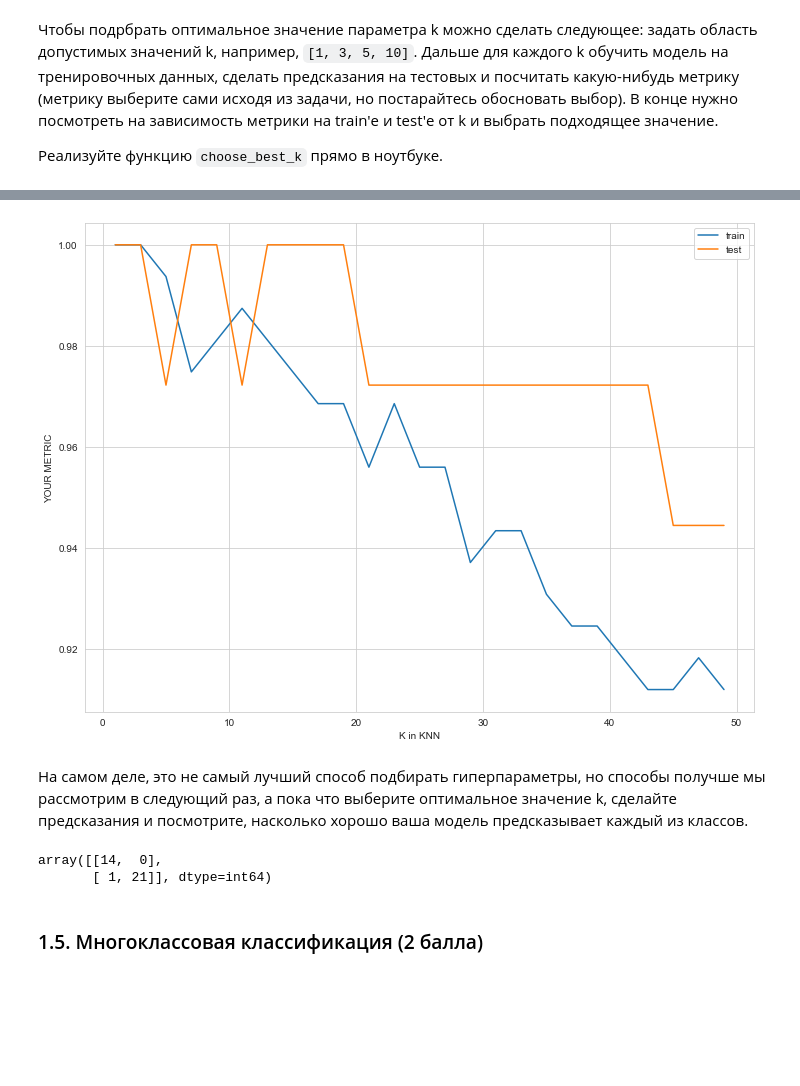
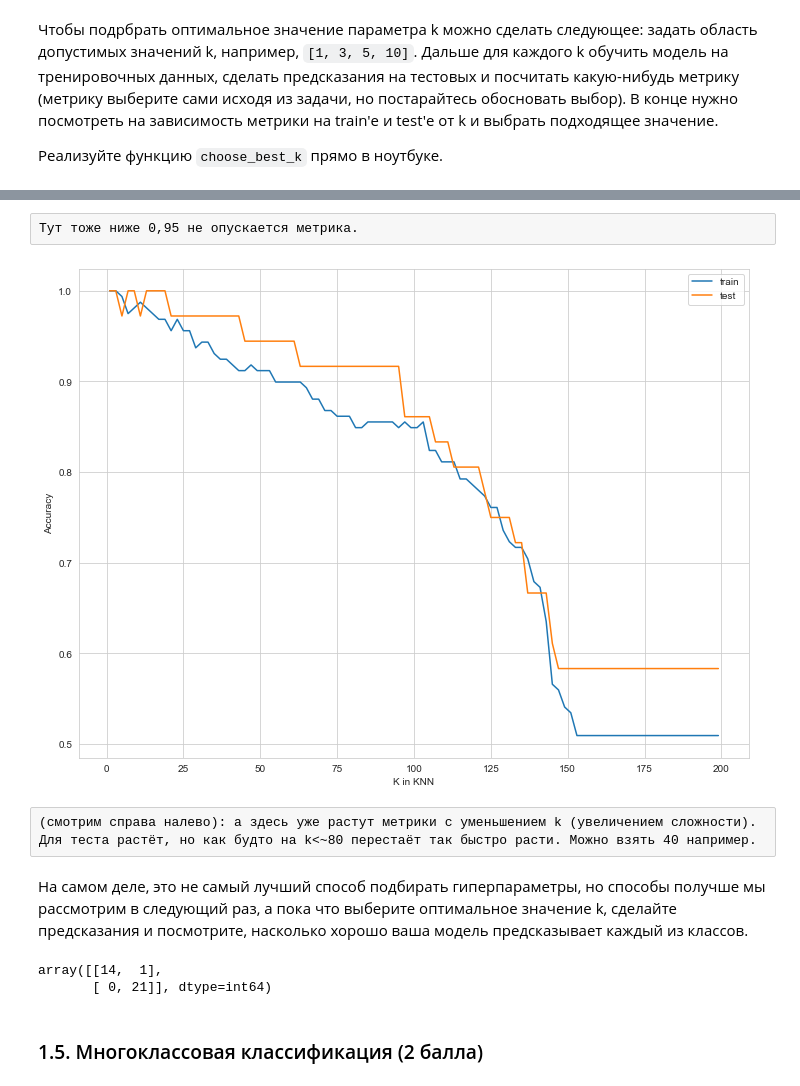
Before and after one commit to Olga-Bagrova/BI_ML_2024, a Jupyter notebook: hw_1_knn/code/KNN.ipynb, the cells around one changed output, grey strips where cells are left out. Drawn from its saved outputs; the diff is of its cells as text; code cells hidden in the pictures; blank space fills up the shorter version.

```diff
--- a/hw_1_knn/code/KNN.ipynb
+++ b/hw_1_knn/code/KNN.ipynb
@@ -208,16 +238,14 @@ def find_best_k(X_train, y_train, X_test, y_test, params, metric):
     train_metrics the list of metric values on train data set for each k in params
     test_metrics the list of metric values on test data set for each k in params
     """
+    train_metrics = []
     test_metrics = []
-    train_metrics = []
 
     for k in params:
-        #print('k=', k)
         knn_classifier = KNNClassifier(k = k)
         knn_classifier.fit(X_train, y_train)
         prediction_train = knn_classifier.predict(X_train)
-        train_metrics.append(metric(y_train, prediction_train))
+        train_metrics.append(metric(y_true = y_train, y_pred = prediction_train))
         prediction_test = knn_classifier.predict(X_test)
-        test_metrics.append(metric(y_test, prediction_test))
+        test_metrics.append(metric(y_true = y_test, y_pred = prediction_test))
     return train_metrics, test_metrics
-#ВЫБРАТЬ МЕТРИКУ НОРМ
@@ -235,27 +297,31 @@ plt.ylabel("YOUR METRIC");
+# %% [raw]
+Тут тоже ниже 0,95 не опускается метрика.
 # %%
-#тестим только на нечётных k
-params = np.arange(1, 50, 2).tolist()
+#если взять побольше значений k для accuracy (только нечёт)
+params = np.arange(1, 200, 2).tolist()
 train_metrics, test_metrics = find_best_k(binary_train_X, binary_train_y, binary_test_X, binary_test_y, params, accuracy_score)
 
 plt.plot(params, train_metrics, label="train")
 plt.plot(params, test_metrics, label="test")
 plt.legend()
 plt.xlabel("K in KNN")
-plt.ylabel("YOUR METRIC");
+plt.ylabel("Accuracy");
 # %% [output]
-[figure, old version]
+[figure, new version]
+# %% [raw]
+(смотрим справа налево): а здесь уже растут метрики с уменьшением k (увеличением сложности). Для теста растёт, но как будто на k<~80 перестаёт так быстро расти. Можно взять 40 например.
 # %% [markdown]
 На самом деле, это не самый лучший способ подбирать гиперпараметры, но способы получше мы рассмотрим в следующий раз, а пока что выберите оптимальное значение k, сделайте предсказания и посмотрите, насколько хорошо ваша модель предсказывает каждый из классов.
 # %%
 from sklearn.metrics import confusion_matrix
 # %%
-knn_classifier = KNNClassifier(k = 11)
+knn_classifier = KNNClassifier(k = 40)
 knn_classifier.fit(binary_train_X, binary_train_y)
 prediction = knn_classifier.predict(binary_test_X)
-confusion_matrix(prediction, binary_test_y)
+confusion_matrix(binary_test_y, prediction)
 # %% [output]
-array([[14,  0],
-       [ 1, 21]], dtype=int64)
+array([[14,  1],
+       [ 0, 21]], dtype=int64)
 # %% [markdown]
 ### 1.5. Многоклассовая классификация (2 балла)
 # %% [markdown]
```
Also changed, not shown: parts of 57 cells of this notebook, 4 other files.
